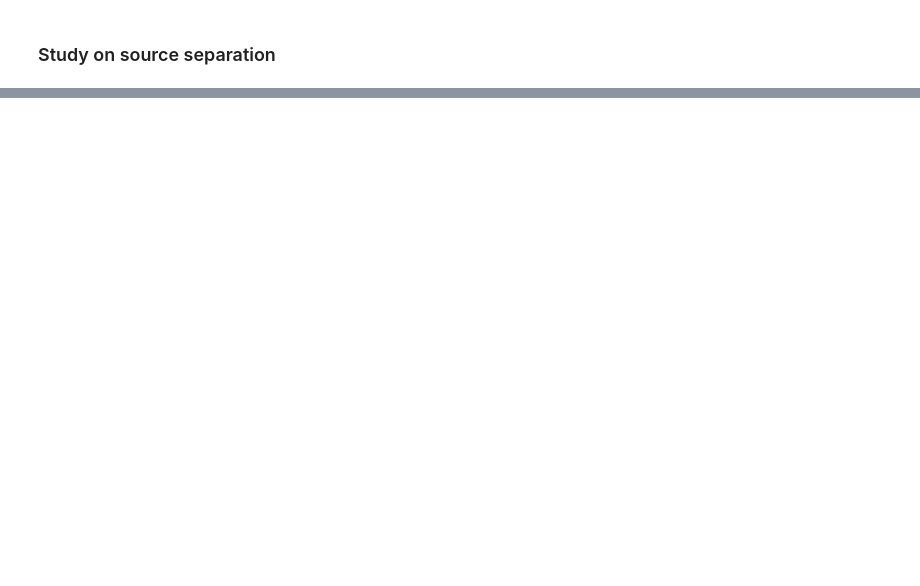
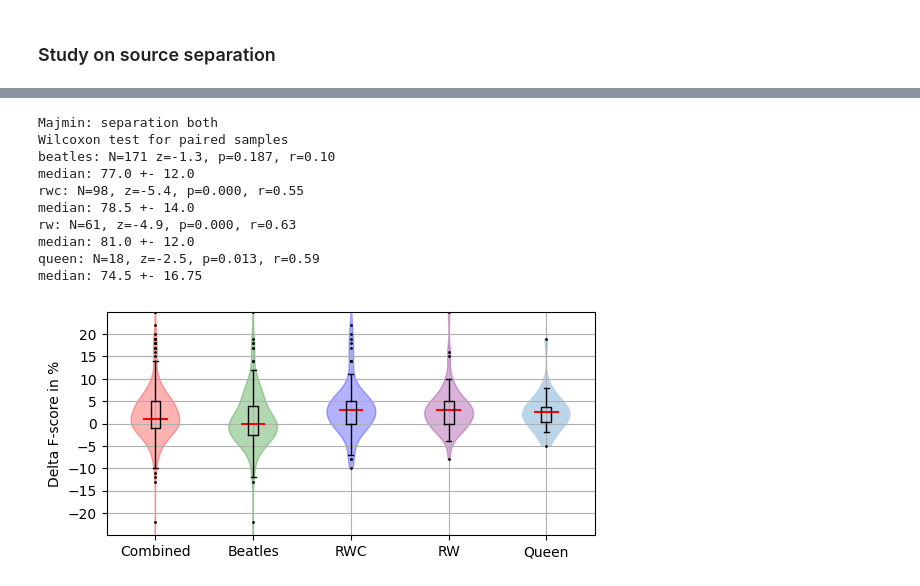
Before and after one commit to Maushax-jpg/chord-recognition, a Jupyter notebook: acr_evaluation.ipynb, the cells around one changed output, grey strips where cells are left out. Drawn from its saved outputs; the diff is of its cells as text; code cells hidden in the pictures; blank space fills up the shorter version.

```diff
--- a/acr_evaluation.ipynb
+++ b/acr_evaluation.ipynb
@@ -272,3 +310,75 @@ Ttest_relResult(statistic=0.0607545708684991, pvalue=0.9515886673108985)
+# %%
+## Dataset specific eximination
+separation_method = "both"
+
+f_none = [100*x.majmin_f for x in results["none"] if x.name not in outliers]
+beatles_f_none = [100*x.majmin_f for x in results["none"] if x.name not in outliers and x.dataset == "beatles"]
+rwc_f_none = [100*x.majmin_f for x in results["none"] if x.name not in outliers and x.dataset == "rwc_pop"]
+rw_f_none = [100*x.majmin_f for x in results["none"] if x.name not in outliers and x.dataset == "rw"]
+queen_f_none = [100*x.majmin_f for x in results["none"] if x.name not in outliers and x.dataset == "queen"]
+
+f_separated = [100*x.majmin_f for x in results[separation_method] if x.name not in outliers]
+beatles_f = [100*x.majmin_f for x in results[separation_method] if x.name not in outliers and x.dataset == "beatles"]
+rwc_f = [100*x.majmin_f for x in results[separation_method] if x.name not in outliers and x.dataset == "rwc_pop"]
+rw_f = [100*x.majmin_f for x in results[separation_method] if x.name not in outliers and x.dataset == "rw"]
+queen_f = [100*x.majmin_f for x in results[separation_method] if x.name not in outliers and x.dataset == "queen"]
+
+delta = [x-y for x,y in zip(f_separated,f_none)]
+beatles_delta = [x-y for x,y in zip(beatles_f,beatles_f_none)]
+rwc_delta = [x-y for x,y in zip(rwc_f,rwc_f_none)]
+rw_delta = [x-y for x,y in zip(rw_f,rw_f_none)]
+queen_delta = [x-y for x,y in zip(queen_f,queen_f_none)]
+
+fig, ax1 = plt.subplots(figsize=(5.5, 2.5))
+parts = ax1.violinplot([delta,beatles_delta, rwc_delta, rw_delta, queen_delta],showmeans=False, showmedians=True,
+        showextrema=False)
+bplot = ax1.boxplot([delta,beatles_delta, rwc_delta, rw_delta, queen_delta],
+                    showfliers=True,medianprops=dict(linestyle=None,linewidth=0),
+                    flierprops=dict(markerfacecolor='k', marker='o',markersize=1),
+                    widths=0.1)
+parts["cmedians"].set_color("red")
+for x,color in zip(parts["bodies"],['r','g','b','purple']):
+    x.set_color(color)
+xlabels = ["Combined","Beatles","RWC","RW","Queen"]
+ax1.set_yticks(np.arange(-20,25,5))
+ax1.set_ylim(-25,25)
+ax1.set_ylabel("Delta F-score in %")
+ax1.set_xticks(np.arange(1, len(xlabels) + 1), labels=xlabels)
+ax1.set_xlim(0.5, len(xlabels) + 0.5);
+ax1.grid("on")
+fig.tight_layout(pad=0.1)
+
+
+med_seg_sevenths = 100 * np.median(beatles_f)
+iqr_seg_sevenths = 100 * np.subtract(*np.percentile(beatles_f, [75, 25]))
+
+fig.savefig(f"/home/max/ET-TI/Masterarbeit/latex/figures/separation_{separation_method}_delta.png")
+print(f"Majmin: separation {separation_method}")
+res_beatles = stats.wilcoxon(beatles_delta,method='approx')
+res_rwc = stats.wilcoxon(rwc_delta,method='approx')
+res_rw = stats.wilcoxon(rw_delta,method='approx')
+res_queen = stats.wilcoxon(queen_delta,method='approx')
+print("Wilcoxon test for paired samples")
+print(f"beatles: N={len(beatles_delta)} z={res_beatles.zstatistic:0.1f}, p={res_beatles.pvalue:0.3f}, r={np.abs(res_beatles.zstatistic) / np.sqrt(len(beatles_delta)):0.2f}")
+print(f"median: {np.median(beatles_f)} +- {np.subtract(*np.percentile(beatles_f, [75, 25]))}")
+print(f"rwc: N={len(rwc_delta)}, z={res_rwc.zstatistic:0.1f}, p={res_rwc.pvalue:0.3f}, r={np.abs(res_rwc.zstatistic) / np.sqrt(len(rwc_delta)):0.2f}")
+print(f"median: {np.median(rwc_f)} +- {np.subtract(*np.percentile(rwc_f, [75, 25]))}")
+print(f"rw: N={len(rw_delta)}, z={res_rw.zstatistic:0.1f}, p={res_rw.pvalue:0.3f}, r={np.abs(res_rw.zstatistic) / np.sqrt(len(rw_delta)):0.2f}")
+print(f"median: {np.median(rw_f)} +- {np.subtract(*np.percentile(rw_f, [75, 25]))}")
+print(f"queen: N={len(queen_delta)}, z={res_queen.zstatistic:0.1f}, p={res_queen.pvalue:0.3f}, r={np.abs(res_queen.zstatistic) / np.sqrt(len(queen_delta)):0.2f}")
+print(f"median: {np.median(queen_f)} +- {np.subtract(*np.percentile(queen_f, [75, 25]))}")
+# %% [output]
+Majmin: separation both
+Wilcoxon test for paired samples
+beatles: N=171 z=-1.3, p=0.187, r=0.10
+median: 77.0 +- 12.0
+rwc: N=98, z=-5.4, p=0.000, r=0.55
+median: 78.5 +- 14.0
+rw: N=61, z=-4.9, p=0.000, r=0.63
+median: 81.0 +- 12.0
+queen: N=18, z=-2.5, p=0.013, r=0.59
+median: 74.5 +- 16.75
+[figure, added]
 # %%
 print("Bigram analysis DEMO")
 import train
```
Also changed, not shown: parts of 16 cells of this notebook, 9 other files.
